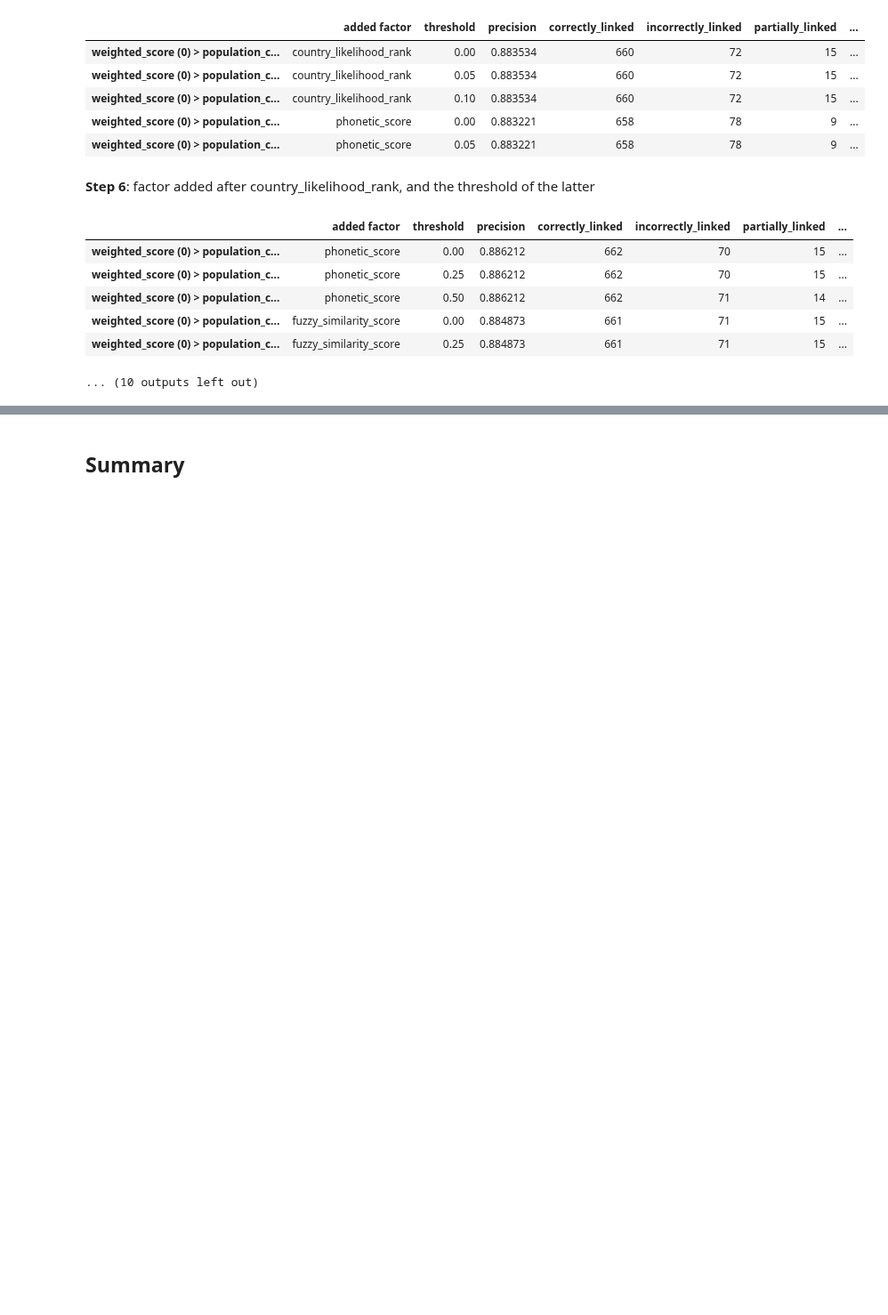
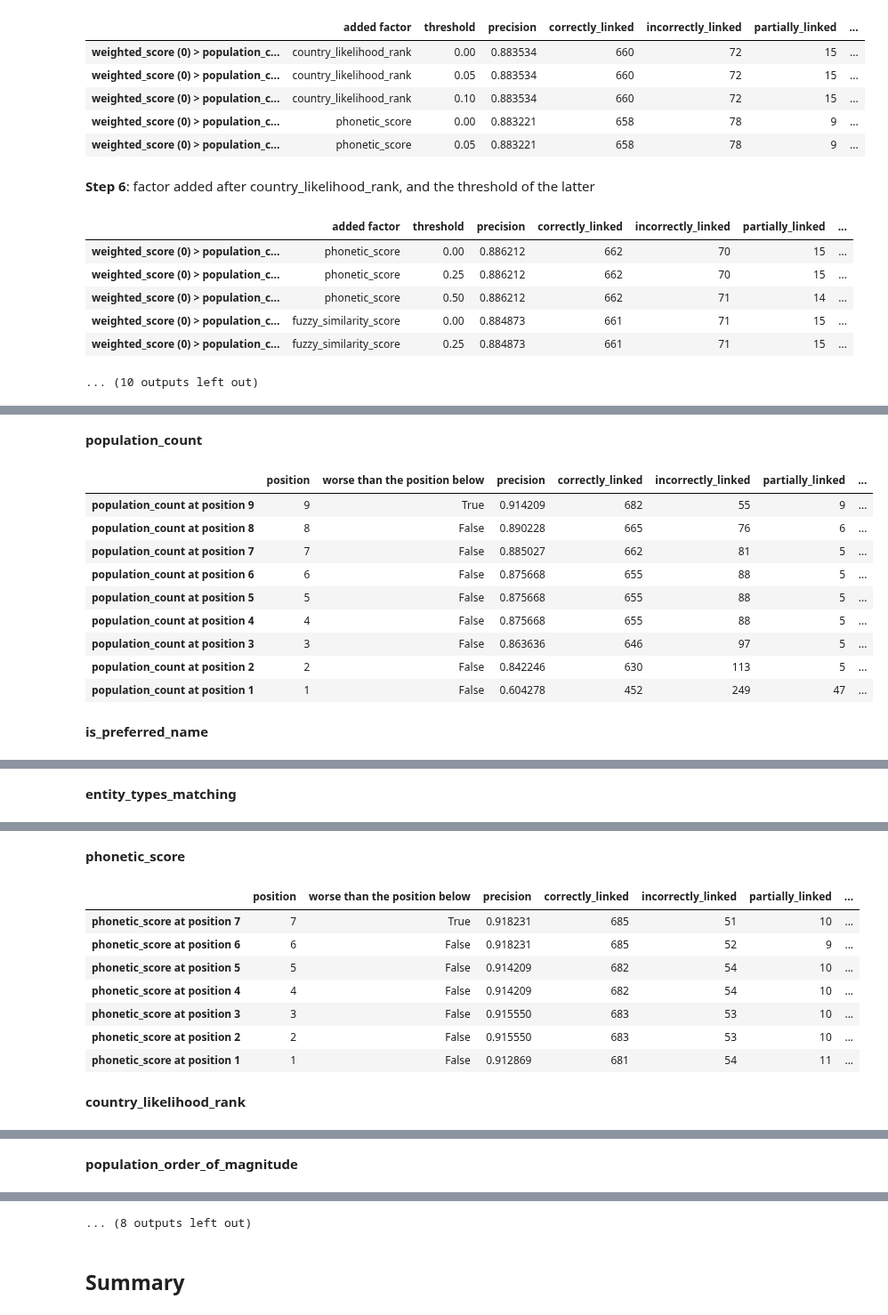
Before and after one commit to ISE-FIZKarlsruhe/bzk-address-parsing, a Jupyter notebook: disambiguation_optimization.ipynb, the cells around one changed output, grey strips where cells are left out. Shown at 89% size. Drawn from its saved outputs; the diff is of its cells as text; code cells hidden in the pictures; blank space fills up the shorter version.

```diff
--- a/disambiguation_optimization.ipynb
+++ b/disambiguation_optimization.ipynb
@@ -291,0 +414,15 @@ opt.display_greedy_steps(order_search, top=5)
+# %%
+opt.display_sequential_steps(order_mutation)
+# %% [output]
+**population_count**
+|  | position | worse than the position below | precision | correctly_linked | incorrectly_linked | partially_linked | ... |
+| population_count at position 9 | 9 | True | 0.914209 | 682 | 55 | 9 | ... |
+| population_count at position 8 | 8 | False | 0.890228 | 665 | 76 | 6 | ... |
+| population_count at position 7 | 7 | False | 0.885027 | 662 | 81 | 5 | ... |
+| population_count at position 6 | 6 | False | 0.875668 | 655 | 88 | 5 | ... |
+| population_count at position 5 | 5 | False | 0.875668 | 655 | 88 | 5 | ... |
+| population_count at position 4 | 4 | False | 0.875668 | 655 | 88 | 5 | ... |
+| population_count at position 3 | 3 | False | 0.863636 | 646 | 97 | 5 | ... |
+| population_count at position 2 | 2 | False | 0.842246 | 630 | 113 | 5 | ... |
+| population_count at position 1 | 1 | False | 0.604278 | 452 | 249 | 47 | ... |
+**is_preferred_name**
@@ -291,0 +438 @@ opt.display_greedy_steps(order_search, top=5)
+**entity_types_matching**
@@ -291,0 +448,10 @@ opt.display_greedy_steps(order_search, top=5)
+**phonetic_score**
+|  | position | worse than the position below | precision | correctly_linked | incorrectly_linked | partially_linked | ... |
+| phonetic_score at position 7 | 7 | True | 0.918231 | 685 | 51 | 10 | ... |
+| phonetic_score at position 6 | 6 | False | 0.918231 | 685 | 52 | 9 | ... |
+| phonetic_score at position 5 | 5 | False | 0.914209 | 682 | 54 | 10 | ... |
+| phonetic_score at position 4 | 4 | False | 0.914209 | 682 | 54 | 10 | ... |
+| phonetic_score at position 3 | 3 | False | 0.915550 | 683 | 53 | 10 | ... |
+| phonetic_score at position 2 | 2 | False | 0.915550 | 683 | 53 | 10 | ... |
+| phonetic_score at position 1 | 1 | False | 0.912869 | 681 | 54 | 11 | ... |
+**country_likelihood_rank**
@@ -291,0 +464 @@ opt.display_greedy_steps(order_search, top=5)
+**population_order_of_magnitude**
@@ -291,0 +470 @@ opt.display_greedy_steps(order_search, top=5)
+... (8 outputs left out)
```
Also changed, not shown: parts of 16 cells of this notebook, 1 other file.
